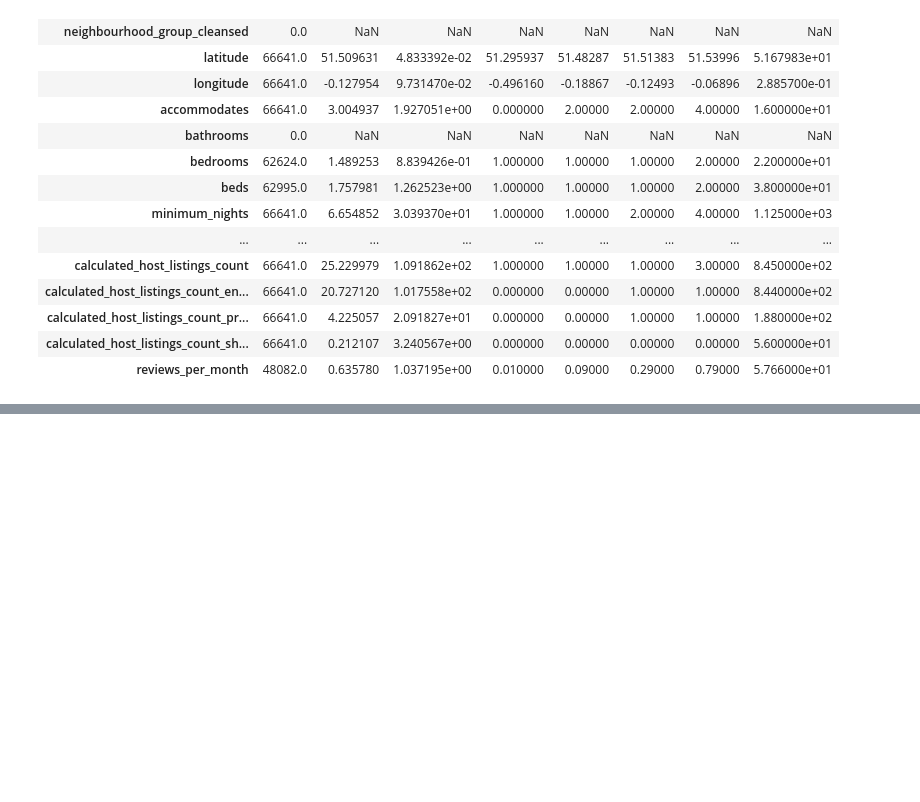
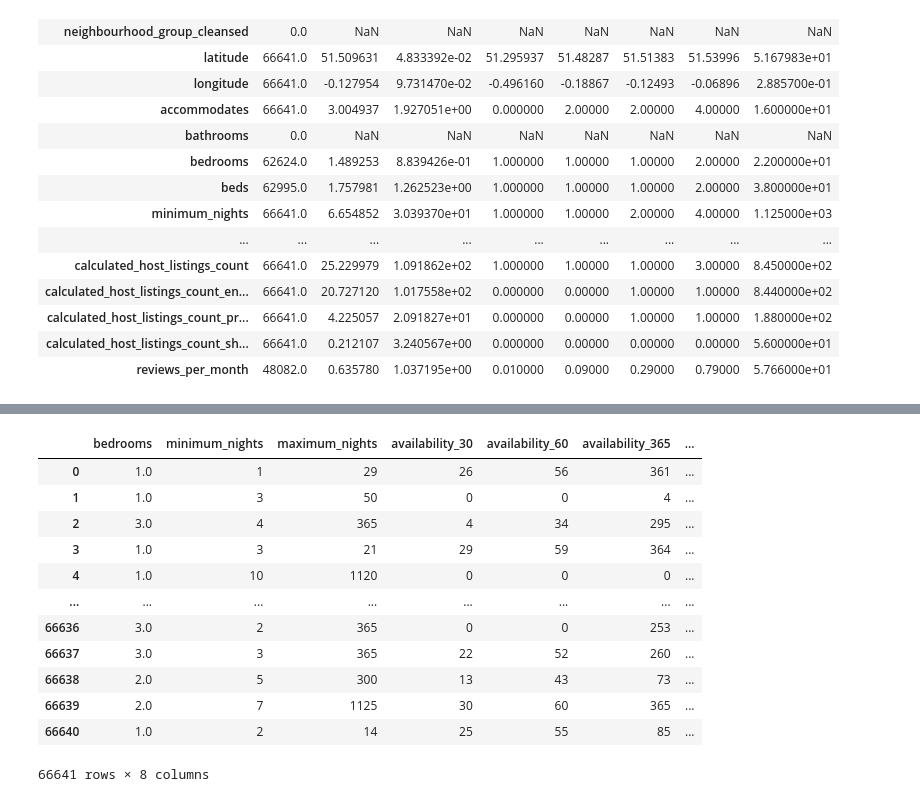
Before and after one commit to skoruthu/airbnb_recommender, a Jupyter notebook: EDA_paper.ipynb, the cells around one changed output, grey strips where cells are left out. Drawn from its saved outputs; the diff is of its cells as text; code cells hidden in the pictures; blank space fills up the shorter version.

```diff
--- a/EDA_paper.ipynb
+++ b/EDA_paper.ipynb
@@ -152,0 +148,16 @@ for i in nums:
+# %%
+nums
+# %% [output]
+|  | bedrooms | minimum_nights | maximum_nights | availability_30 | availability_60 | availability_365 | ... |
+| 0 | 1.0 | 1 | 29 | 26 | 56 | 361 | ... |
+| 1 | 1.0 | 3 | 50 | 0 | 0 | 4 | ... |
+| 2 | 3.0 | 4 | 365 | 4 | 34 | 295 | ... |
+| 3 | 1.0 | 3 | 21 | 29 | 59 | 364 | ... |
+| 4 | 1.0 | 10 | 1120 | 0 | 0 | 0 | ... |
+| ... | ... | ... | ... | ... | ... | ... | ... |
+| 66636 | 3.0 | 2 | 365 | 0 | 0 | 253 | ... |
+| 66637 | 3.0 | 3 | 365 | 22 | 52 | 260 | ... |
+| 66638 | 2.0 | 5 | 300 | 13 | 43 | 73 | ... |
+| 66639 | 2.0 | 7 | 1125 | 30 | 60 | 365 | ... |
+| 66640 | 1.0 | 2 | 14 | 25 | 55 | 85 | ... |
+66641 rows × 8 columns
```
Also changed, not shown: parts of 1 cell of this notebook, 2 other files.
